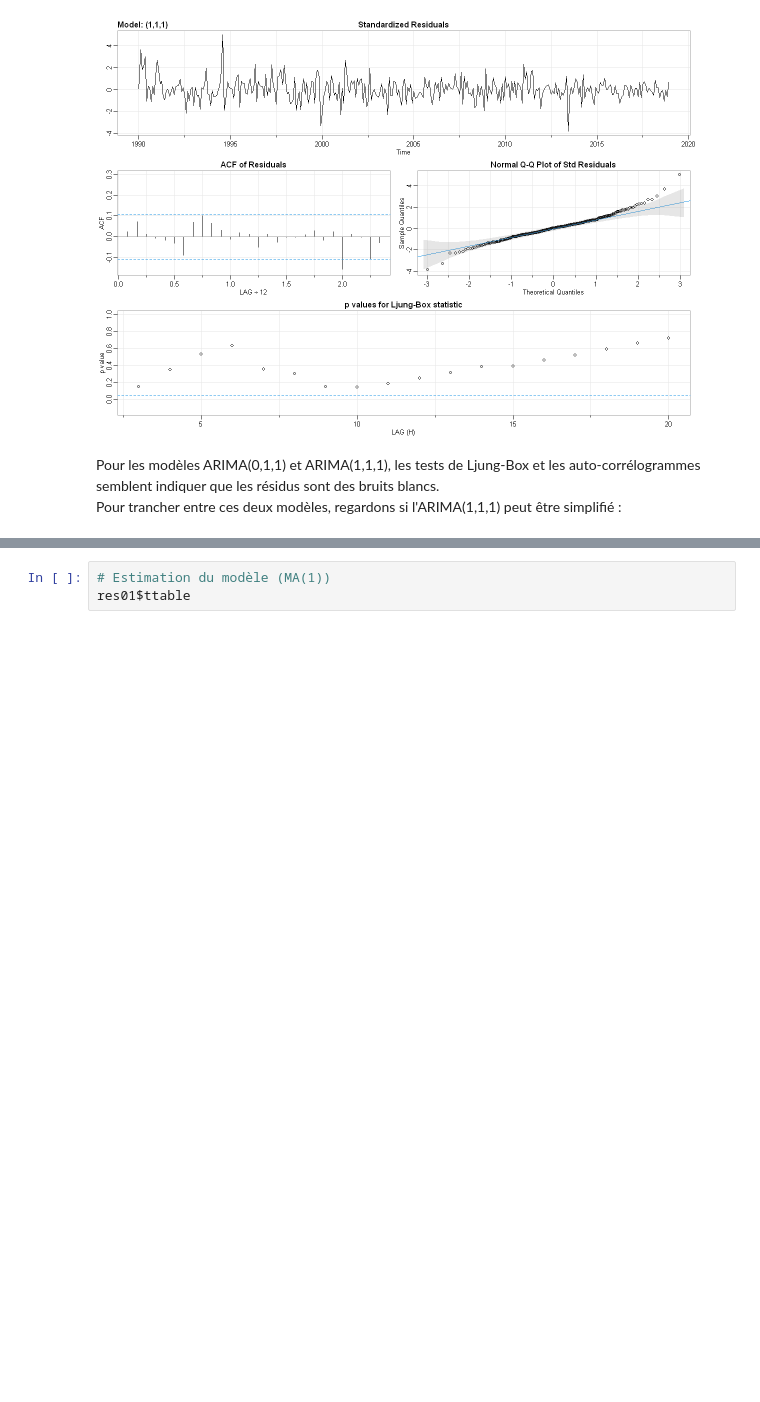
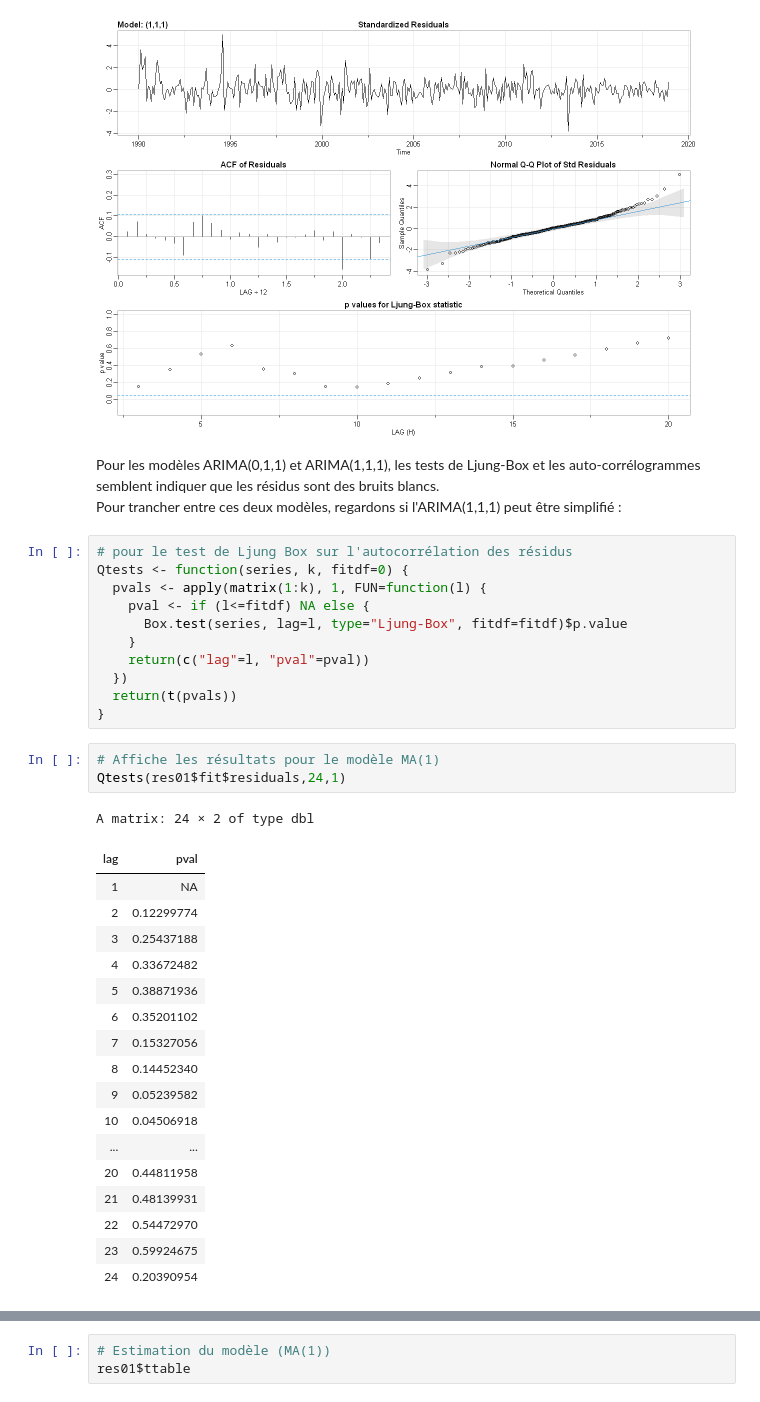
Before and after one commit to kouame1999/Projet_serie-temporelle, a Jupyter notebook: code.ipynb, the cells around one changed output, grey strips where cells are left out. Saved outputs shown, nothing was run; the diff lists cells and outputs as text; blank space fills up the shorter version.

```diff
--- a/code.ipynb
+++ b/code.ipynb
@@ -346,3 +346,36 @@ converged
 [figure]
 # %% [markdown]
 Pour les modèles ARIMA(0,1,1) et ARIMA(1,1,1), les tests de Ljung-Box et les auto-corrélogrammes semblent indiquer que les résidus sont des bruits blancs. <br>Pour trancher entre ces deux modèles, regardons si l'ARIMA(1,1,1) peut être simplifié :
+# %%
+# pour le test de Ljung Box sur l'autocorrélation des résidus
+Qtests <- function(series, k, fitdf=0) {
+  pvals <- apply(matrix(1:k), 1, FUN=function(l) {
+    pval <- if (l<=fitdf) NA else {
+      Box.test(series, lag=l, type="Ljung-Box", fitdf=fitdf)$p.value
+    }
+    return(c("lag"=l, "pval"=pval))
+  })
+  return(t(pvals))
+}
+# %%
+# Affiche les résultats pour le modèle MA(1)
+Qtests(res01$fit$residuals,24,1)
+# %% [output]
+A matrix: 24 × 2 of type dbl
+| lag | pval |
+| 1 | NA |
+| 2 | 0.12299774 |
+| 3 | 0.25437188 |
+| 4 | 0.33672482 |
+| 5 | 0.38871936 |
+| 6 | 0.35201102 |
+| 7 | 0.15327056 |
+| 8 | 0.14452340 |
+| 9 | 0.05239582 |
+| 10 | 0.04506918 |
+| ... | ... |
+| 20 | 0.44811958 |
+| 21 | 0.48139931 |
+| 22 | 0.54472970 |
+| 23 | 0.59924675 |
+| 24 | 0.20390954 |
```
Also changed, not shown: parts of 7 cells of this notebook.
